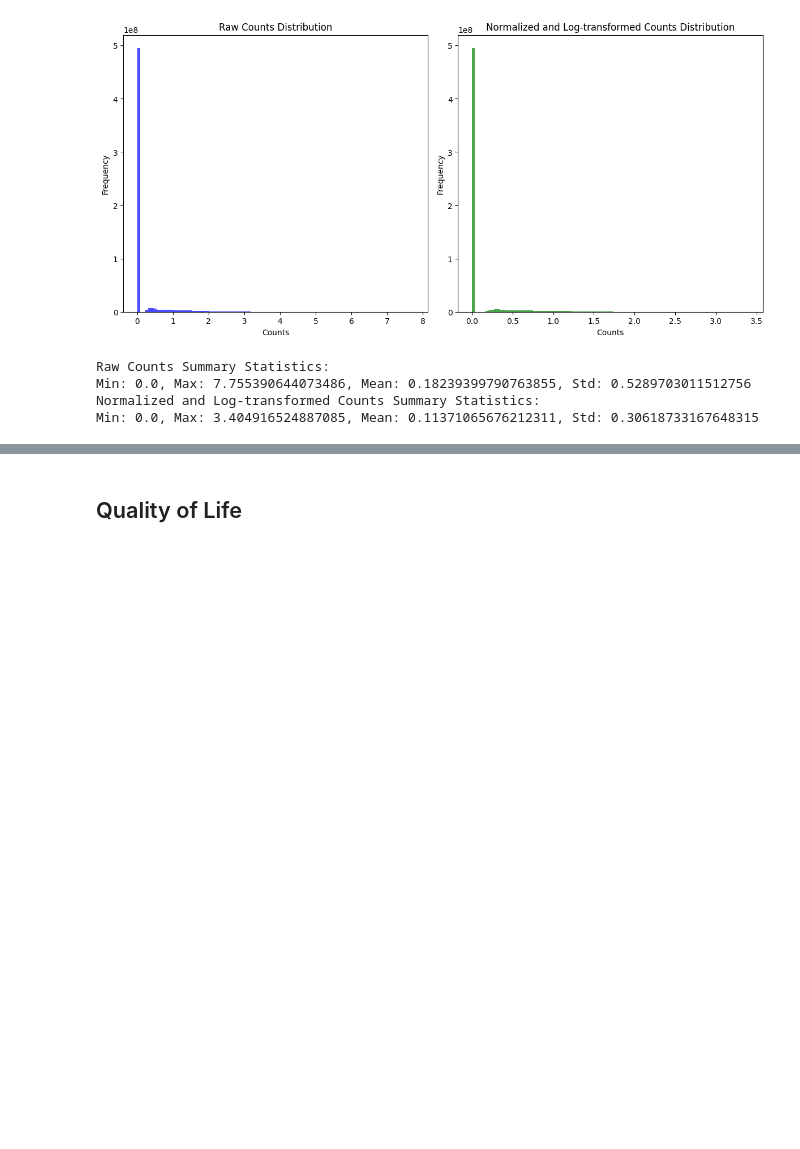
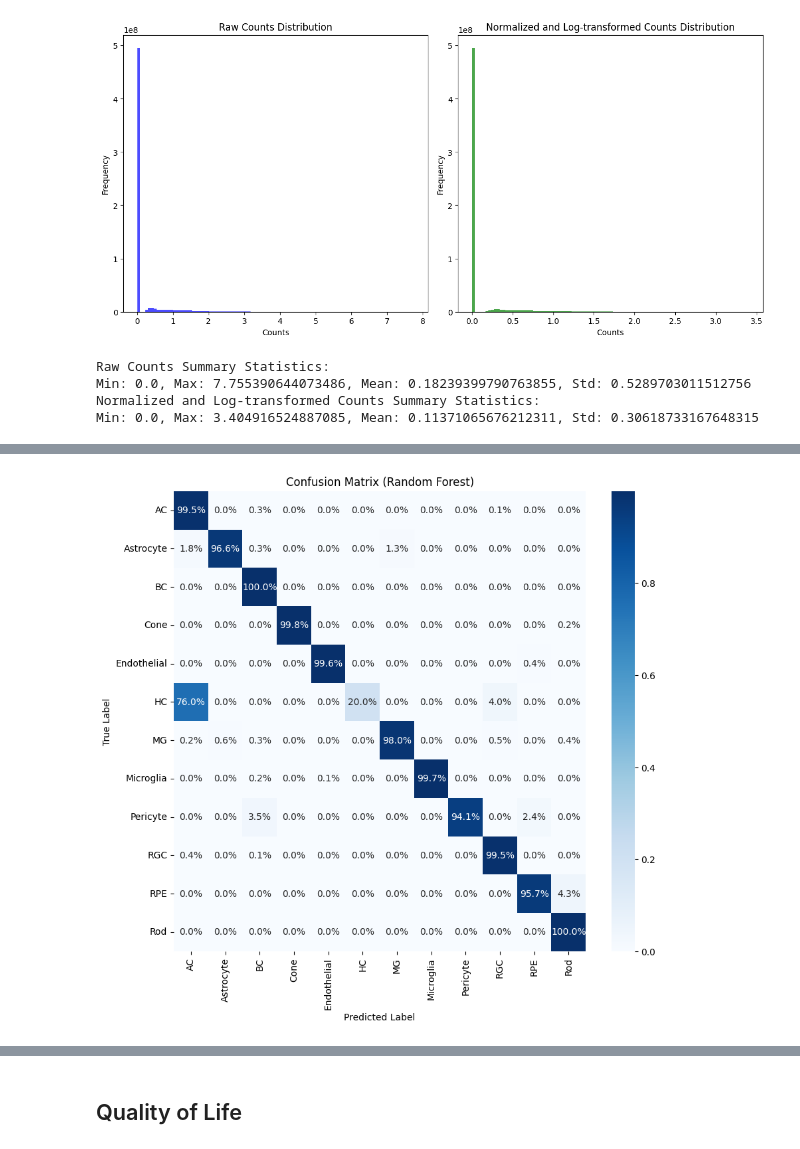
Before and after one commit to yuyanchenglab/CAMR2024, a Jupyter notebook: Modeling.ipynb, the cells around one changed output, grey strips where cells are left out. Cells and saved outputs as stored; diff of their text form; code cells hidden in the pictures; blank space fills up the shorter version.

Commit message:
Random Forest Classifier for majorclass and corresponding figures

```diff
--- a/Modeling.ipynb
+++ b/Modeling.ipynb
@@ -12,0 +35,3 @@ adata = ad.read_h5ad('camr_scrublet_batch_filtered.h5ad')
+# %%
+# Only keeping variable genes
+adata = adata[:, adata.var.highly_variable]
@@ -89,0 +154,6 @@ Min: 0.0, Max: 3.404916524887085, Mean: 0.11371065676212311, Std: 0.306187331676
+# %%
+# Initialize the classifier
+rf_classifier = RandomForestClassifier(n_estimators=100, random_state=42)
+
+# Train the classifier
+rf_classifier.fit(X_train, y_train)
@@ -89,0 +166,6 @@ Min: 0.0, Max: 3.404916524887085, Mean: 0.11371065676212311, Std: 0.306187331676
+# %%
+# Make predictions on the test set
+y_pred_rf = rf_classifier.predict(X_test)
+
+# Print classification report
+print(classification_report(y_test, y_pred_rf, target_names=le.classes_))
@@ -89,0 +191,25 @@ Min: 0.0, Max: 3.404916524887085, Mean: 0.11371065676212311, Std: 0.306187331676
+# %%
+from sklearn.metrics import confusion_matrix, ConfusionMatrixDisplay
+
+# Generate the confusion matrix
+cm = confusion_matrix(y_test, y_pred_rf, labels=rf_classifier.classes_)
+
+# Make percentage
+cm_normalized = cm.astype('float') / cm.sum(axis=1)[:, np.newaxis]
+
+# Plot the confusion matrix
+plt.figure(figsize=(10, 9))
+sns.heatmap(cm_normalized, annot=True, fmt='.1%', cmap='Blues',
+            xticklabels=le.inverse_transform(rf_classifier.classes_),
+            yticklabels=le.inverse_transform(rf_classifier.classes_))
+
+# Create Labels
+plt.xlabel('Predicted Label')
+plt.ylabel('True Label')
+plt.title('Confusion Matrix (Random Forest)')
+
+# Save Figure to File
+plt.savefig("figures/modeling/random_forest_majorclass_confusion_matrix", bbox_inches='tight')
+plt.show()
+# %% [output]
+[figure, added]
```
Also changed, not shown: parts of 23 cells of this notebook, 4 other files.
